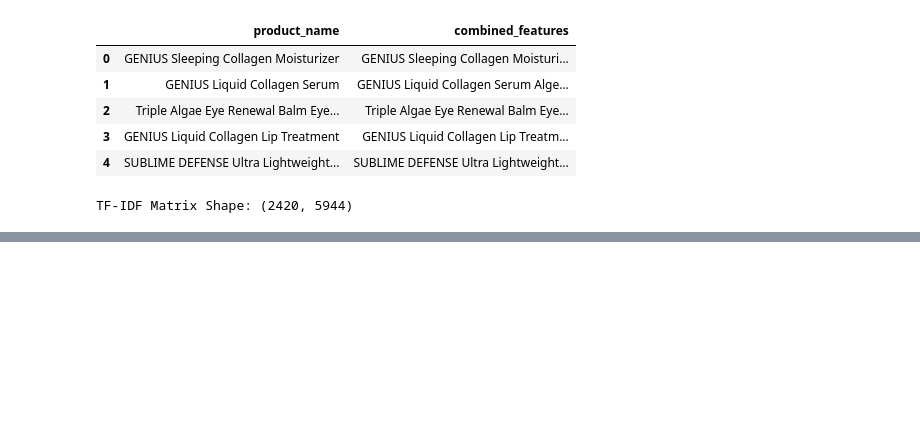
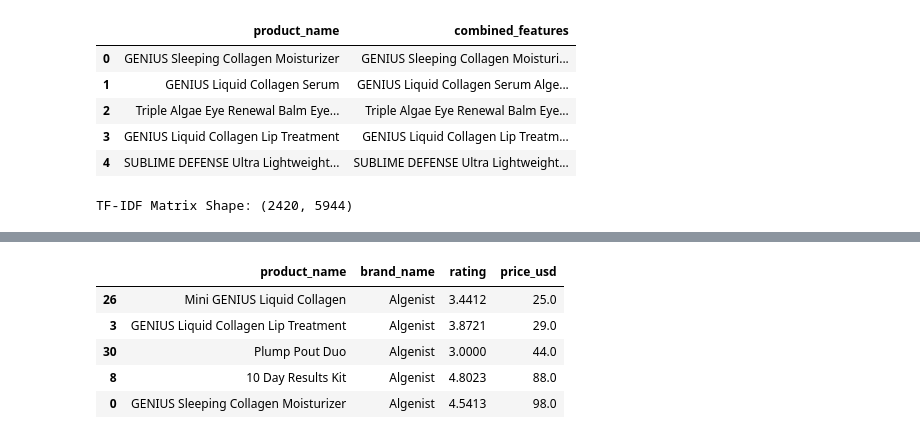
Before and after one commit to springboardmentor443m-coder/AI-Skin-Intelligence-Personalized-Skincare-Planner, a Jupyter notebook: ml/notebooks/eda.ipynb, the cells around one changed output, grey strips where cells are left out. Drawn from its saved outputs; the diff is of its cells as text; code cells hidden in the pictures; blank space fills up the shorter version.

Commit message:
Build TF-IDF recommendation engine

```diff
--- a/ml/notebooks/eda.ipynb
+++ b/ml/notebooks/eda.ipynb
@@ -338,3 +338,10 @@ tfidf_matrix = tfidf.fit_transform(df["combined_features"])
 print("TF-IDF Matrix Shape:", tfidf_matrix.shape)
 # %% [output]
 TF-IDF Matrix Shape: (2420, 5944)
+# %%
+from sklearn.metrics.pairwise import cosine_similarity
+
+# Calculate similarity between all products
+cosine_sim = cosine_similarity(tfidf_matrix)
+
+print("Cosine Similarity Matrix Shape:", cosine_sim.shape)
@@ -340,0 +350,6 @@ TF-IDF Matrix Shape: (2420, 5944)
+# %%
+# Create a mapping from product name to its index
+indices = pd.Series(df.index, index=df["product_name"]).drop_duplicates()
+
+# View the first few mappings
+indices.head()
@@ -340,0 +364,37 @@ TF-IDF Matrix Shape: (2420, 5944)
+# %%
+def recommend_products(product_name, cosine_sim=cosine_sim):
+    # Check if product exists
+    if product_name not in indices:
+        return "Product not found."
+
+    # Get index of the selected product
+    idx = indices[product_name]
+
+    # Get similarity scores
+    sim_scores = list(enumerate(cosine_sim[idx]))
+
+    # Sort by similarity (highest first)
+    sim_scores = sorted(sim_scores, key=lambda x: x[1], reverse=True)
+
+    # Ignore the first one (it's the same product)
+    sim_scores = sim_scores[1:6]
+
+    # Get recommended product indices
+    product_indices = [i[0] for i in sim_scores]
+
+    # Return selected details
+    return df.iloc[product_indices][[
+        "product_name",
+        "brand_name",
+        "rating",
+        "price_usd"
+    ]]
+# %%
+recommend_products("GENIUS Liquid Collagen Serum")
+# %% [output]
+|  | product_name | brand_name | rating | price_usd |
+| 26 | Mini GENIUS Liquid Collagen | Algenist | 3.4412 | 25.0 |
+| 3 | GENIUS Liquid Collagen Lip Treatment | Algenist | 3.8721 | 29.0 |
+| 30 | Plump Pout Duo | Algenist | 3.0000 | 44.0 |
+| 8 | 10 Day Results Kit | Algenist | 4.8023 | 88.0 |
+| 0 | GENIUS Sleeping Collagen Moisturizer | Algenist | 4.5413 | 98.0 |
```
Also changed, not shown: parts of 2 cells of this notebook.
